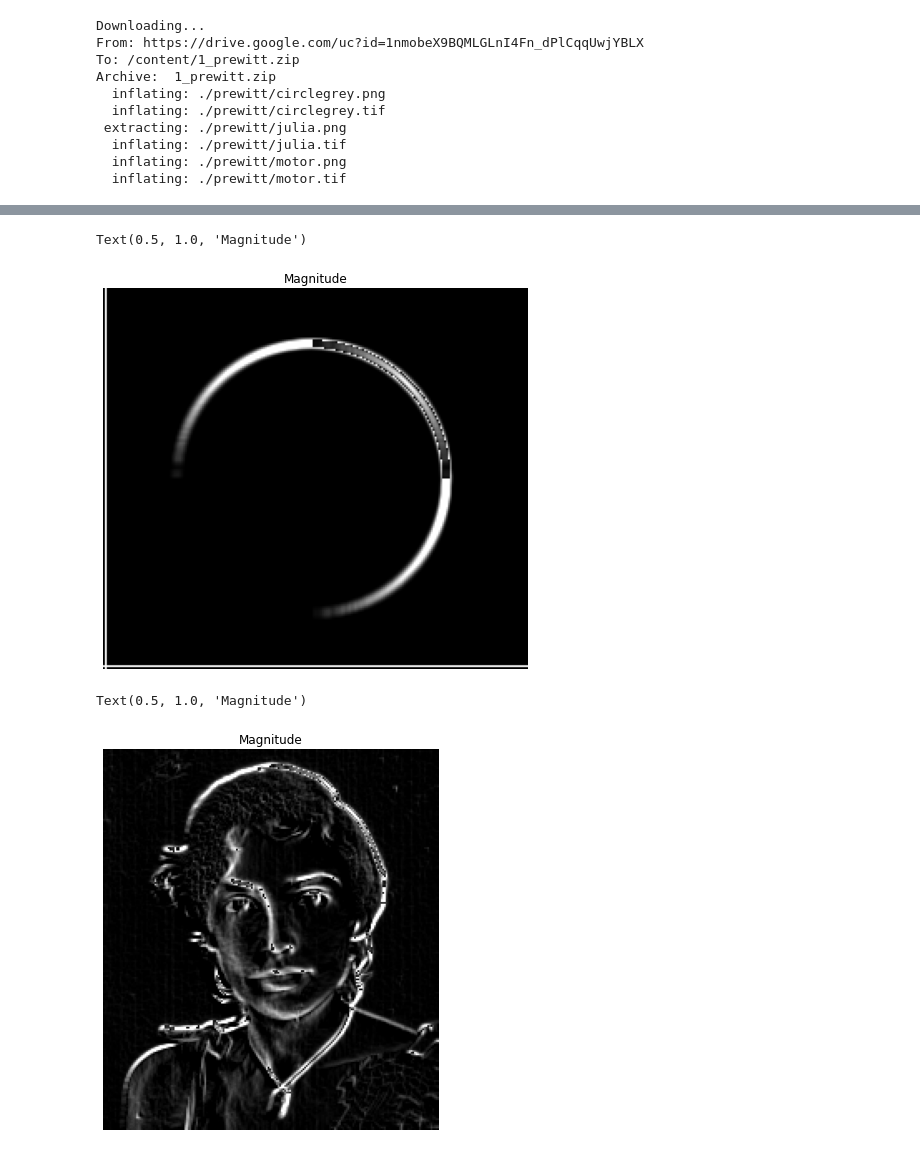
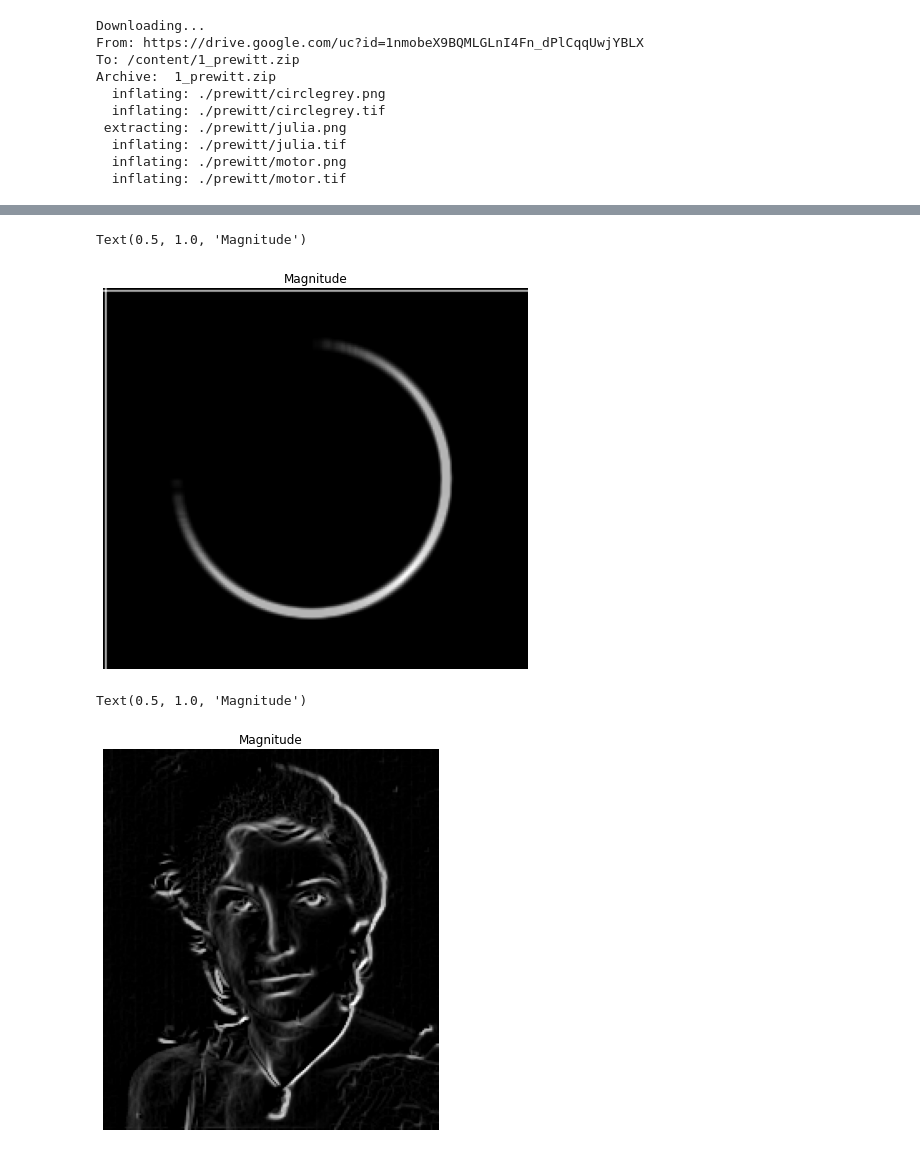
Before and after one commit to rikkudo/prewitt, a Jupyter notebook: FDAW78_Task_1_Prewitt.ipynb, the cells around one changed output, grey strips where cells are left out. Saved outputs shown, nothing was run; the diff lists cells and outputs as text; code cells hidden in the pictures.

```diff
--- a/FDAW78_Task_1_Prewitt.ipynb
+++ b/FDAW78_Task_1_Prewitt.ipynb
@@ -37,3 +41,11 @@ plt.show()
+# %%
+#prewitt
+kernelx = np.array([[-1, 0, 1],
+                     [-1, 0, 1],
+                     [-1, 0, 1]])
+kernely = np.array([[-1, -1, -1],
+                     [0, 0, 0],
+                     [1, 1, 1]])
 # %%
 img1 = cv2.imread('/content/prewitt/motor.png')
 gray1 = cv2.cvtColor(img1, cv2.COLOR_BGR2GRAY)
@@ -63,12 +74,11 @@ Text(0.5, 1.0, 'Magnitude')
 img2 = cv2.imread('/content/prewitt/circlegrey.png')
 gray2 = cv2.cvtColor(img2, cv2.COLOR_BGR2GRAY)
 
-#prewitt
-kernelx2 = np.array([[1,1,1],[0,0,0],[-1,-1,-1]])
-kernely2 = np.array([[-1,0,1],[-1,0,1],[-1,0,1]])
-img_prewittx2 = cv2.filter2D(gray2, -1, kernelx2)
-img_prewitty2 = cv2.filter2D(gray2, -1, kernely2)
-magnitude2 = img_prewittx2 + img_prewitty2
+img_prewittx2 = cv2.filter2D(gray2, -1, kernelx)
+img_prewitty2 = cv2.filter2D(gray2, -1, kernely)
+
+G2 = np.hypot(img_prewittx2, img_prewitty2)
+magnitude2 = skimage.exposure.rescale_intensity(G2, in_range='image', out_range=(0,255)).astype(np.uint8)
 
 orientation2 = np.arctan2(img_prewitty2, img_prewittx2)
 orientation2 = skimage.exposure.rescale_intensity(orientation2, in_range='image', out_range=(0,255)).astype(np.uint8)
@@ -83,43 +93,31 @@ plt.axis('off')
 plt.title("Magnitude")
 # %% [output]
 Text(0.5, 1.0, 'Magnitude')
-[figure, old version]
+[figure, new version]
 # %%
 img3 = cv2.imread('/content/prewitt/julia.png')
 gray3 = cv2.cvtColor(img3, cv2.COLOR_BGR2GRAY)
 
-#prewitt
-kernelx3 = np.array([[1,1,1],[0,0,0],[-1,-1,-1]])
-kernely3 = np.array([[-1,0,1],[-1,0,1],[-1,0,1]])
-img_prewittx3 = cv2.filter2D(gray3, -1, kernelx3)
-img_prewitty3 = cv2.filter2D(gray3, -1, kernely3)
-magnitude3 = img_prewittx3 + img_prewitty3
+img_prewittx3 = cv2.filter2D(gray3, -1, kernelx)
+img_prewitty3 = cv2.filter2D(gray3, -1, kernely)
+
+G3 = np.hypot(img_prewittx3, img_prewitty3)
+magnitude3 = skimage.exposure.rescale_intensity(G3, in_range='image', out_range=(0,255)).astype(np.uint8)
 
 orientation3 = np.arctan2(img_prewitty3, img_prewittx3)
 orientation3 = skimage.exposure.rescale_intensity(orientation3, in_range='image', out_range=(0,255)).astype(np.uint8)
 
 fig = plt.figure(figsize=(10, 7))
 rows = 1
 columns = 1
 
-# fig.add_subplot(rows, columns, 1)
-# plt.imshow(img_gaussian3)
-# plt.axis('off')
-# plt.title("Gaussian Blur")
-
 fig.add_subplot(rows, columns, 1)
 plt.imshow(magnitude3, cmap="gray")
 plt.axis('off')
 plt.title("Magnitude")
-
-
-# fig.add_subplot(rows, columns, 3)
-# plt.imshow(orientation3)
-# plt.axis('off')
-# plt.title("Orientation")
 # %% [output]
 Text(0.5, 1.0, 'Magnitude')
-[figure, old version]
+[figure, new version]
 # %%
 def non_max_suppression(img, D):
     M, N = img.shape
```
Also changed, not shown: parts of 6 cells of this notebook.
